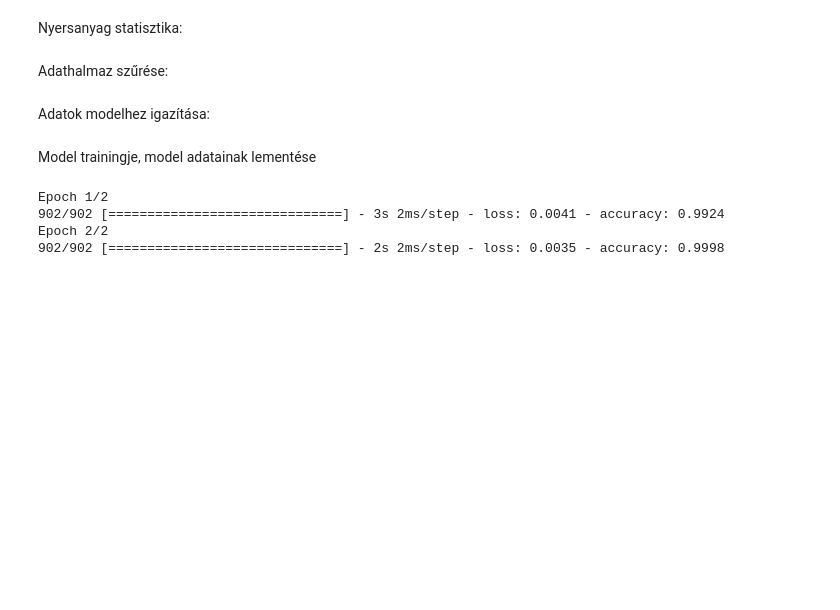
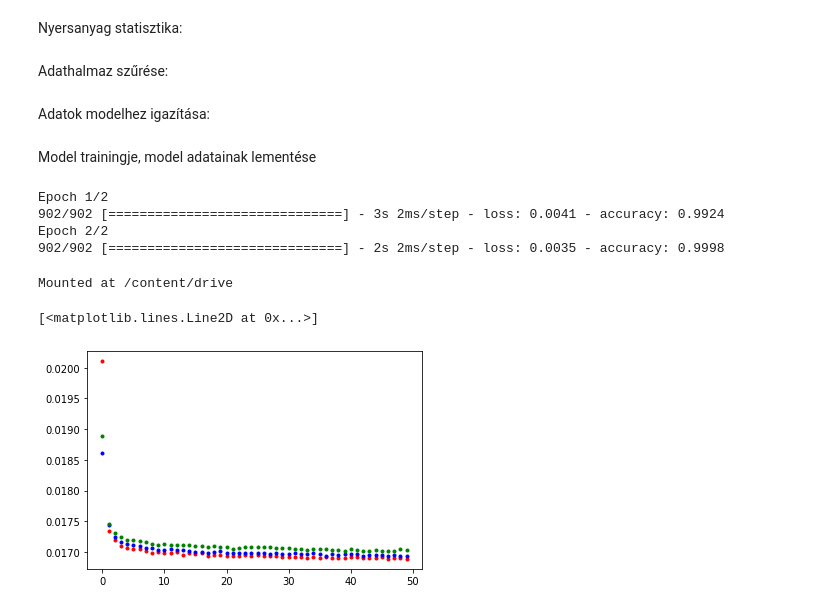
Before and after one commit to rezlevi/Weather_Forecast_ML, a Jupyter notebook: Weather_Report.ipynb, the cells around one changed output. Saved outputs shown, nothing was run; the diff lists cells and outputs as text; code cells hidden in the pictures; blank space fills up the shorter version.

Commit message:
Modellösszehasonlító ábrák

```diff
--- a/Weather_Report.ipynb
+++ b/Weather_Report.ipynb
@@ -102,0 +105,20 @@ model.save(path + name_of_session + ".h5")
+# %%
+from google.colab import drive
+drive.mount('/content/drive')
+# %% [output]
+Mounted at /content/drive
+# %%
+epochs = [ i for i in range(50)]
+# %%
+datas1=[row.strip().split(sep=",") for row in open("/content/drive/My Drive/Files/stats_model_8_relu_0.2.csv")]
+losses1 = [ float(datas1[i][2]) for i in range(1,51)]
+plt.plot(epochs,losses1,"r.")
+datas2=[row.strip().split(sep=",") for row in open("/content/drive/My Drive/Files/stats_model_8_relu_0.25.csv")]
+losses2= [ float(datas2[i][2]) for i in range(1,51)]
+plt.plot(epochs,losses2,"b.")
+datas3=[row.strip().split(sep=",") for row in open("/content/drive/My Drive/Files/stats_model_8_relu_0.3.csv")]
+losses3 = [ float(datas3[i][2]) for i in range(1,51)]
+plt.plot(epochs,losses3,"g.")
+# %% [output]
+[<matplotlib.lines.Line2D at 0x...>]
+[figure, added]
```
Also changed, not shown: parts of 9 cells of this notebook.
